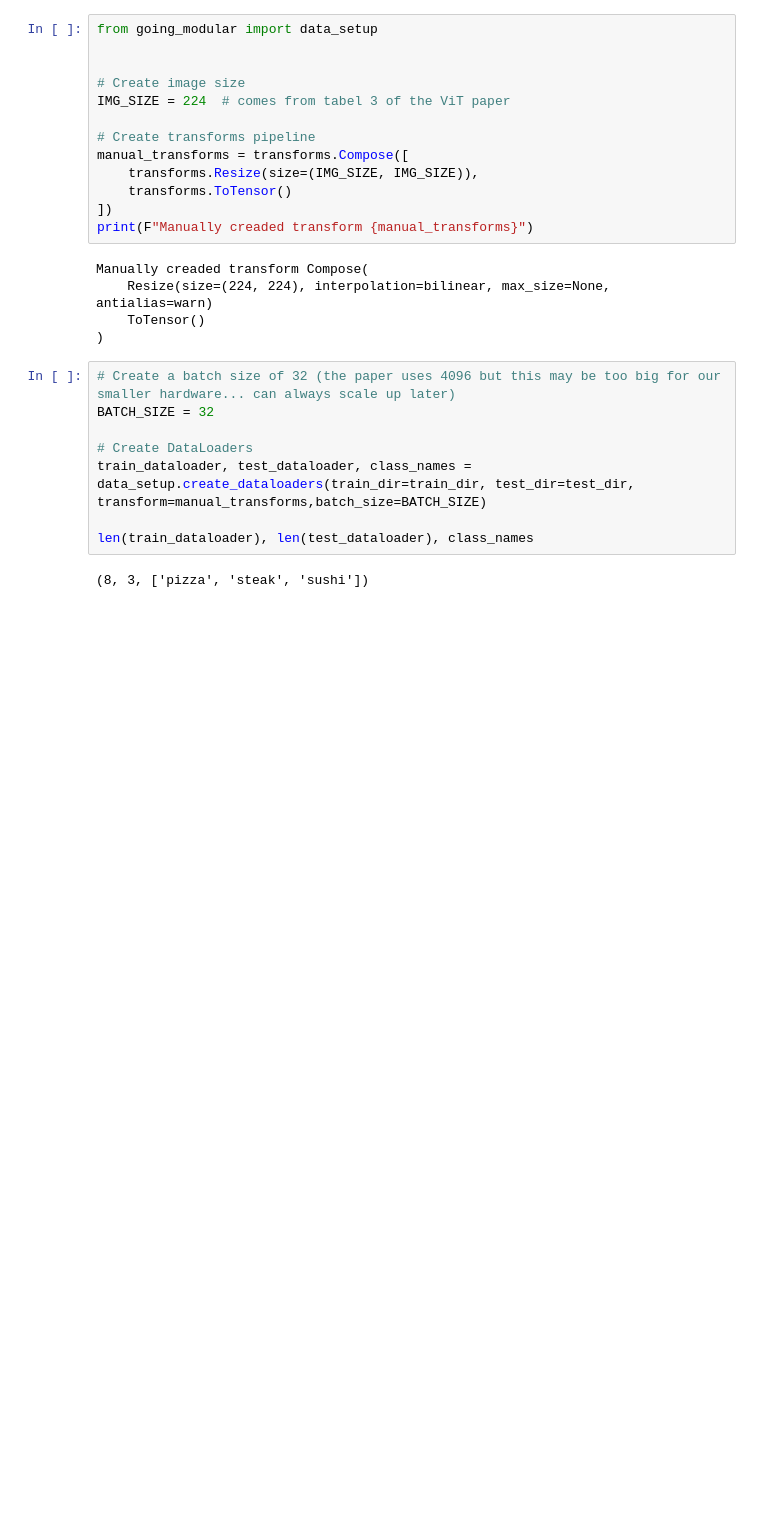
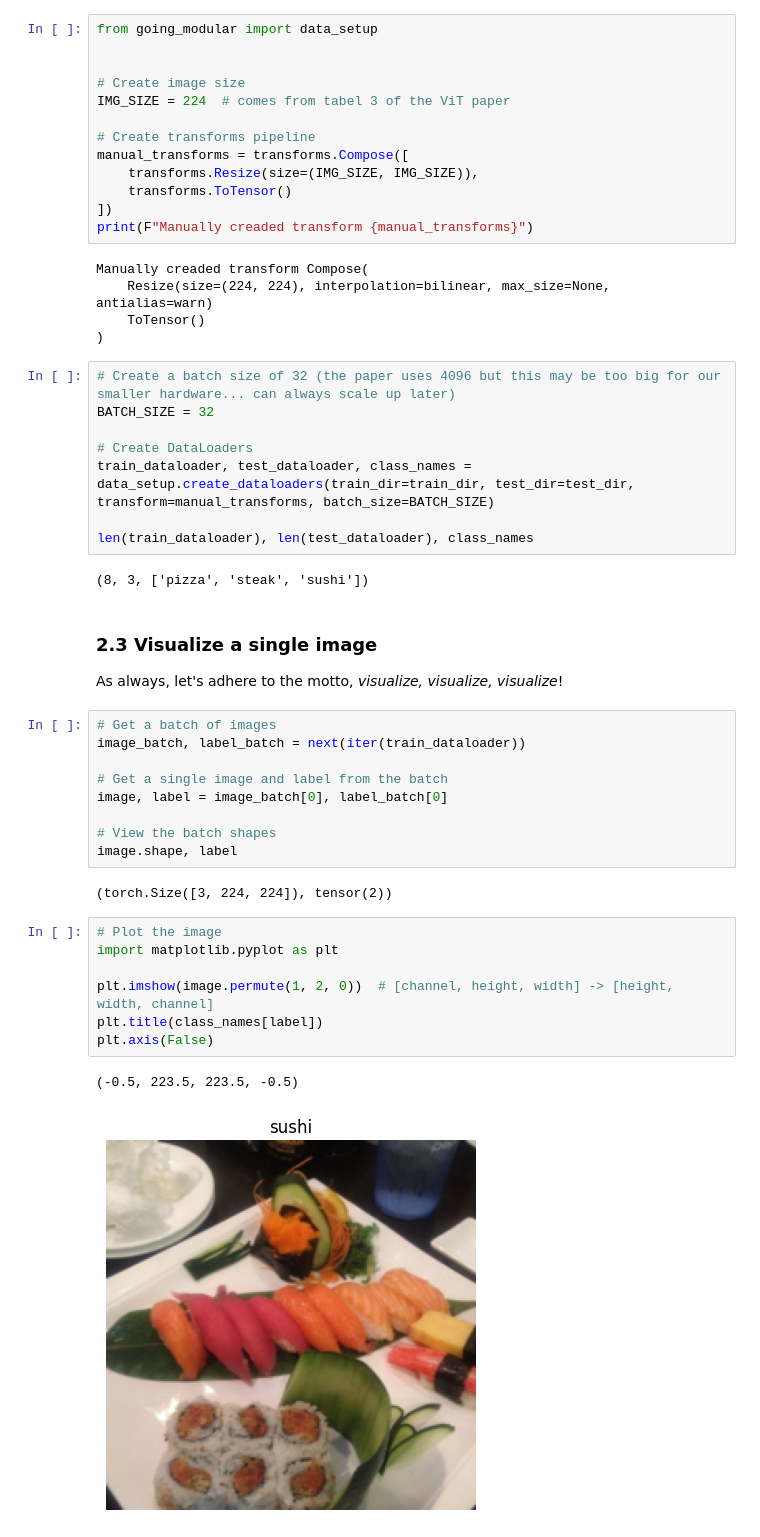
Before and after one commit to VanLinLin/PyTorch-for-Deep-Learning-Bootcamp, a Jupyter notebook: 08_pytorch_paper_replicating.ipynb, the cells around one changed output. Cells and saved outputs as stored; diff of their text form; blank space fills up the shorter version.

```diff
--- a/08_pytorch_paper_replicating.ipynb
+++ b/08_pytorch_paper_replicating.ipynb
@@ -79,8 +80,33 @@ Manually creaded transform Compose(
 BATCH_SIZE = 32
 
 # Create DataLoaders
-train_dataloader, test_dataloader, class_names = data_setup.create_dataloaders(train_dir=train_dir, test_dir=test_dir, transform=manual_transforms,batch_size=BATCH_SIZE)
+train_dataloader, test_dataloader, class_names = data_setup.create_dataloaders(train_dir=train_dir, test_dir=test_dir, transform=manual_transforms, batch_size=BATCH_SIZE)
 
 len(train_dataloader), len(test_dataloader), class_names
 # %% [output]
 (8, 3, ['pizza', 'steak', 'sushi'])
+# %% [markdown]
+### 2.3 Visualize a single image
+
+As always, let's adhere to the motto, *visualize, visualize, visualize*!
+# %%
+# Get a batch of images
+image_batch, label_batch = next(iter(train_dataloader))
+
+# Get a single image and label from the batch
+image, label = image_batch[0], label_batch[0]
+
+# View the batch shapes
+image.shape, label
+# %% [output]
+(torch.Size([3, 224, 224]), tensor(2))
+# %%
+# Plot the image
+import matplotlib.pyplot as plt
+
+plt.imshow(image.permute(1, 2, 0))  # [channel, height, width] -> [height, width, channel]
+plt.title(class_names[label])
+plt.axis(False)
+# %% [output]
+(-0.5, 223.5, 223.5, -0.5)
+[figure, added]
```
Also changed, not shown: parts of 3 cells of this notebook, 3 other files.
